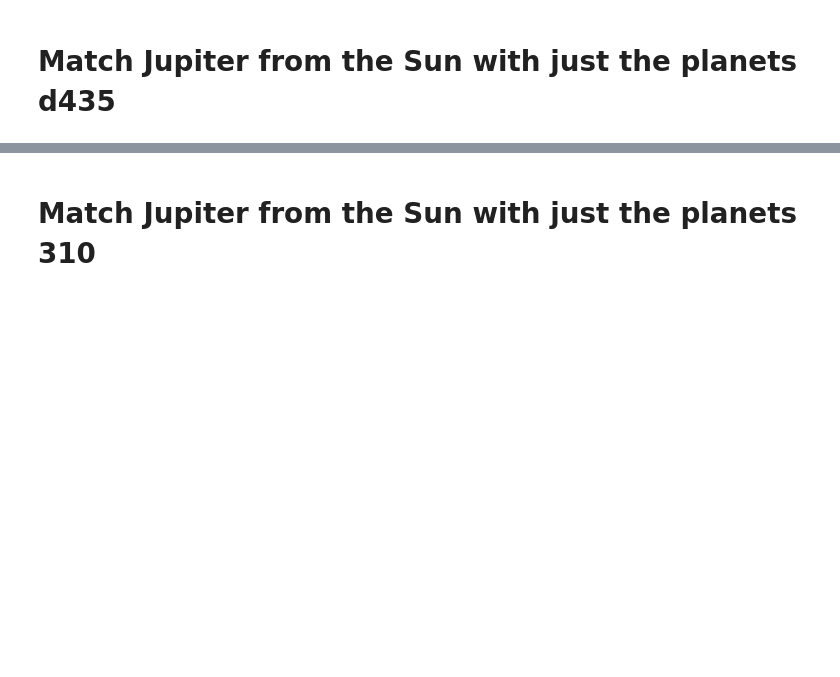
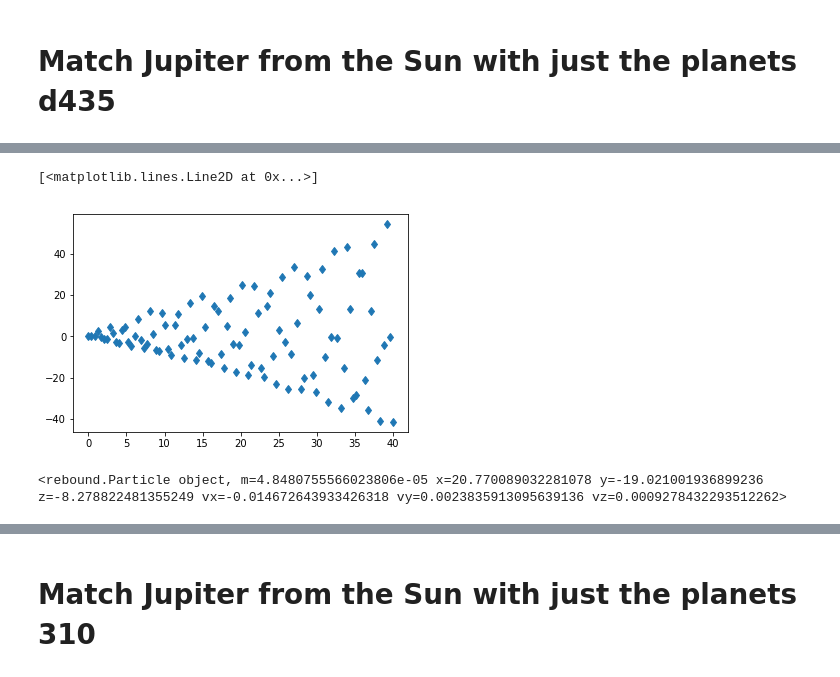
Before and after one commit to Alexandros101/Irregular-Satellites, a Jupyter notebook: SimulatingAnenke.ipynb, the cells around one changed output, grey strips where cells are left out. Saved outputs shown, nothing was run; the diff lists cells and outputs as text; code cells hidden in the pictures; blank space fills up the shorter version.

```diff
--- a/SimulatingAnenke.ipynb
+++ b/SimulatingAnenke.ipynb
@@ -191,3 +277,7 @@ def Integrator(bsolar,msolar,iJovian,body1,body2):
+# %%
+def ErrorSourceJupBary(bsolar,mass,iJovian,b1,b2):
+    x,y,xm,ym,times,distance = IntegratorJupBary(bsolar,mass,iJovian,b1,b2)
+    return np.array(x-xm),np.array(y-ym),times,distance
 # %%
 def ErrorSource(bsolar,mass,iJovian,b1,b2):
     x,y,xm,ym,times,distance = Integrator(bsolar,mass,iJovian,b1,b2)
@@ -231,0 +419,5 @@ plt.plot(times/365.24,(xerr*1e6)/4,"d")
+# %%
+%%time
+Furnisher('310+341+435')
+xerr,yerr,times,distance = ErrorSourceJupBary(['6','7','8','Jupiter','Io','Europa','Ganymede','Callisto','Ananke'],[MSaturnB310,MUranusB310,MNeptuneB310,
+                        MJupiter,MIo,MEuropa,MGanymede,MCallisto,0],[5,6,7,8,9,10],'Ananke','5')
@@ -231,0 +436,10 @@ plt.plot(times/365.24,(xerr*1e6)/4,"d")
+# %%
+plt.plot(times/365.24,(xerr*1e6)/4,"d")
+# %% [output]
+[<matplotlib.lines.Line2D at 0x...>]
+[figure, added]
+# %%
+Furnisher('341+435')
+xerr,yerr,times,distance = ErrorSource2(['1','2','3','4','5','6','7','8','9','Ananke'],[mm,mv,me,mars,mj,ms,mur,mnept,mpl,man],[10],'Ananke','5')
+# %% [output]
+<rebound.Particle object, m=4.8480755566023806e-05 x=20.770089032281078 y=-19.021001936899236 z=-8.278822481355249 vx=-0.014672643933426318 vy=0.0023835913095639136 vz=0.0009278432293512262>
```
Also changed, not shown: parts of 28 cells of this notebook, 1 other file.
